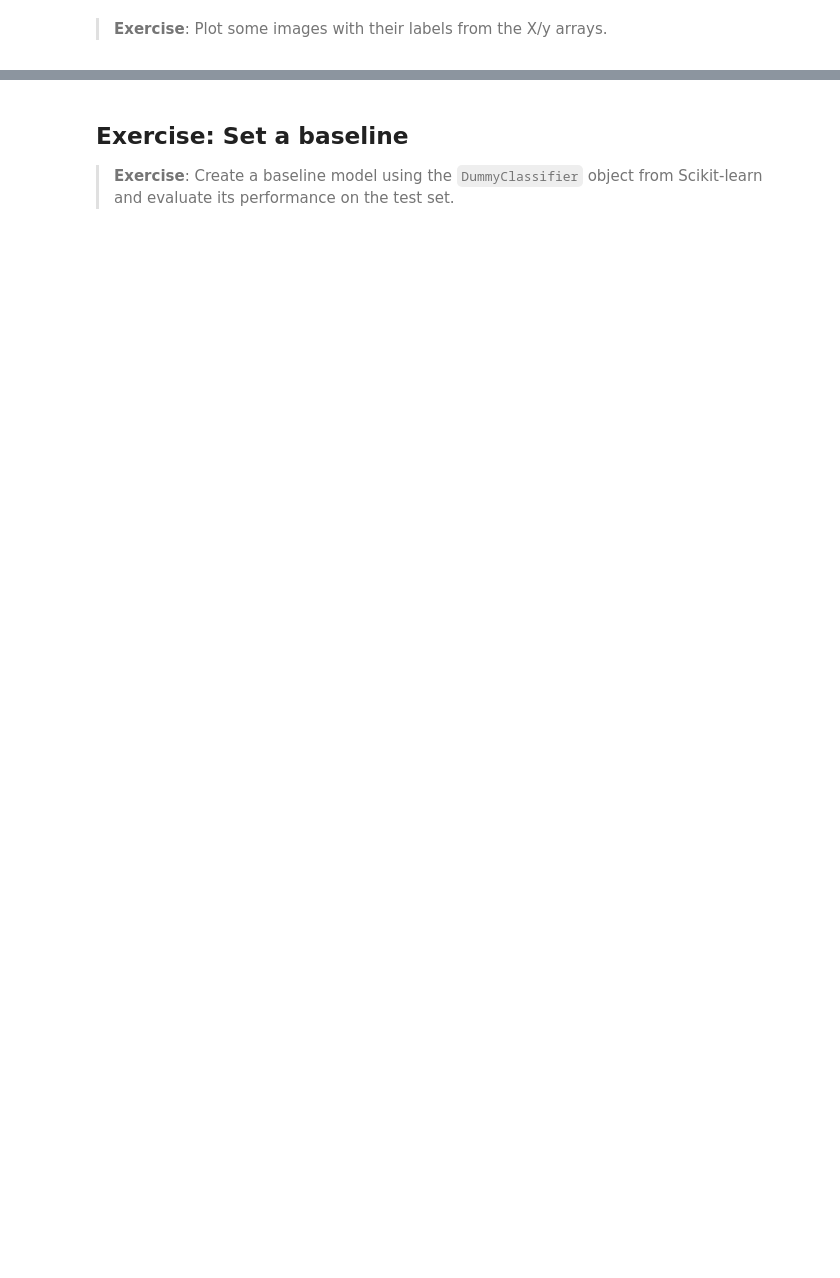
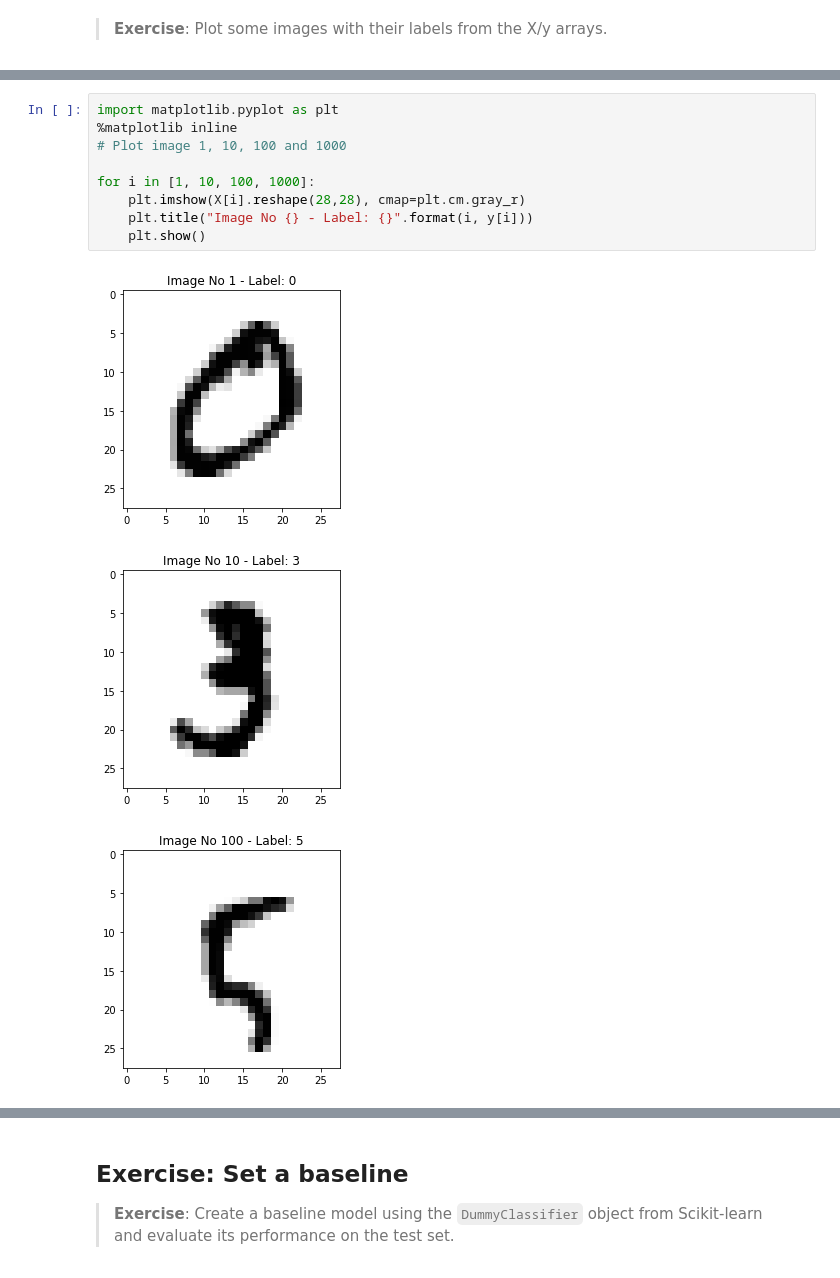
Before and after one commit to xnicolovici/machine_learning, a Jupyter notebook: notebooks/Course No 4/02. K-nearest neighbors/09. Exercise - Classify handwritten digits with k-NN/06 Exercise - Classify handwritten digits with k-NN.ipynb, the cells around one changed output, grey strips where cells are left out. Cells and saved outputs as stored; diff of their text form; blank space fills up the shorter version.

```diff
--- a/notebooks/Course No 4/02. K-nearest neighbors/09. Exercise - Classify handwritten digits with k-NN/06 Exercise - Classify handwritten digits with k-NN.ipynb
+++ b/notebooks/Course No 4/02. K-nearest neighbors/09. Exercise - Classify handwritten digits with k-NN/06 Exercise - Classify handwritten digits with k-NN.ipynb
@@ -29,0 +69,13 @@ Exercise: Data exploration
+# %%
+import matplotlib.pyplot as plt
+%matplotlib inline
+# Plot image 1, 10, 100 and 1000
+
+for i in [1, 10, 100, 1000]:
+    plt.imshow(X[i].reshape(28,28), cmap=plt.cm.gray_r)
+    plt.title("Image No {} - Label: {}".format(i, y[i]))
+    plt.show()
+# %% [output]
+[figure, added]
+[figure, added]
+[figure, added]
```
Also changed, not shown: parts of 14 cells of this notebook, 3 other files.
